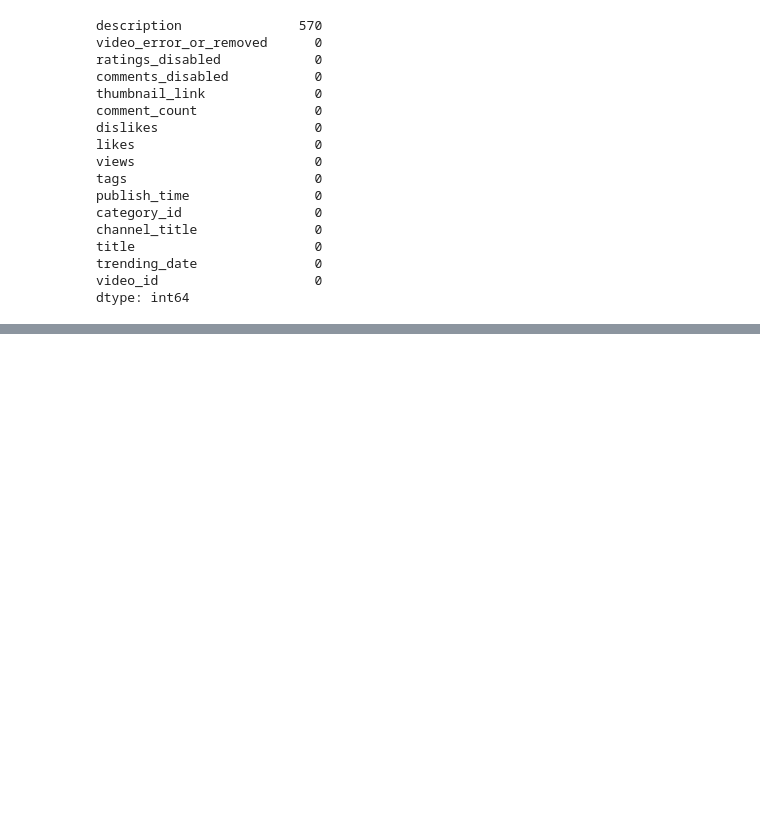
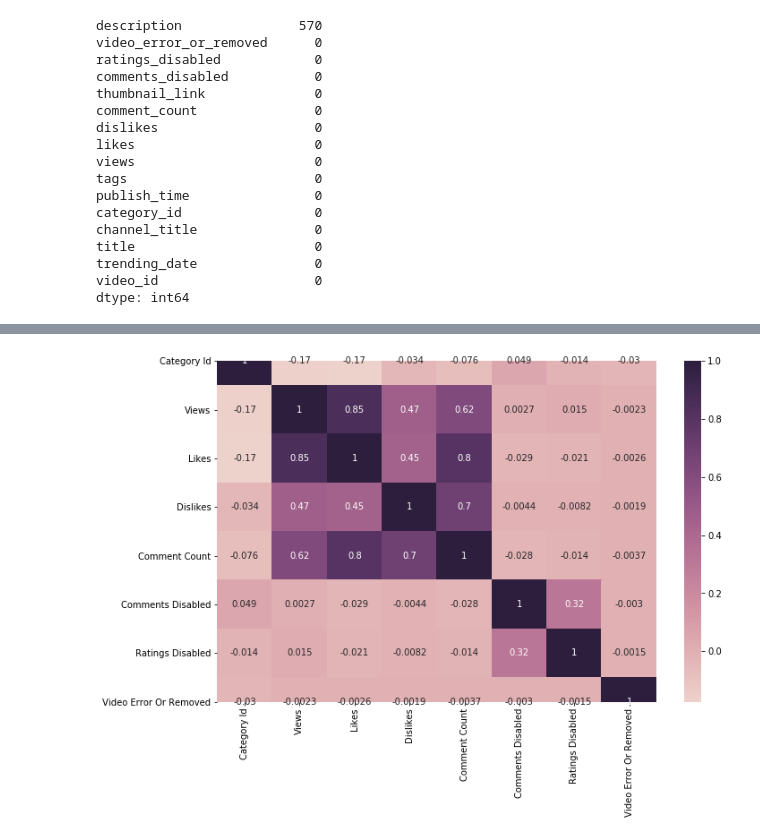
Before and after one commit to benitezal06/Trending-Youtube-Videos-Analysis, a Jupyter notebook: Youtube videos analysis.ipynb, the cells around one changed output, grey strips where cells are left out. Drawn from its saved outputs; the diff is of its cells as text; code cells hidden in the pictures; blank space fills up the shorter version.

```diff
--- a/Youtube videos analysis.ipynb
+++ b/Youtube videos analysis.ipynb
@@ -71,0 +137,10 @@ df[df.isnull().any(axis=1)].head(3)
+# %%
+#Heatmap.
+h_labels = [x.replace('_', ' ').title() for x in
+            list(df.select_dtypes(include=['number', 'bool']).columns.values)]
+
+fig, ax = plt.subplots(figsize=(11,7))
+_ = sns.heatmap(df.corr(), annot=True, xticklabels=h_labels, yticklabels=h_labels,\
+                cmap=sns.cubehelix_palette(as_cmap=True), ax=ax)
+# %% [output]
+[figure, added]
```
Also changed, not shown: parts of 6 cells of this notebook.
